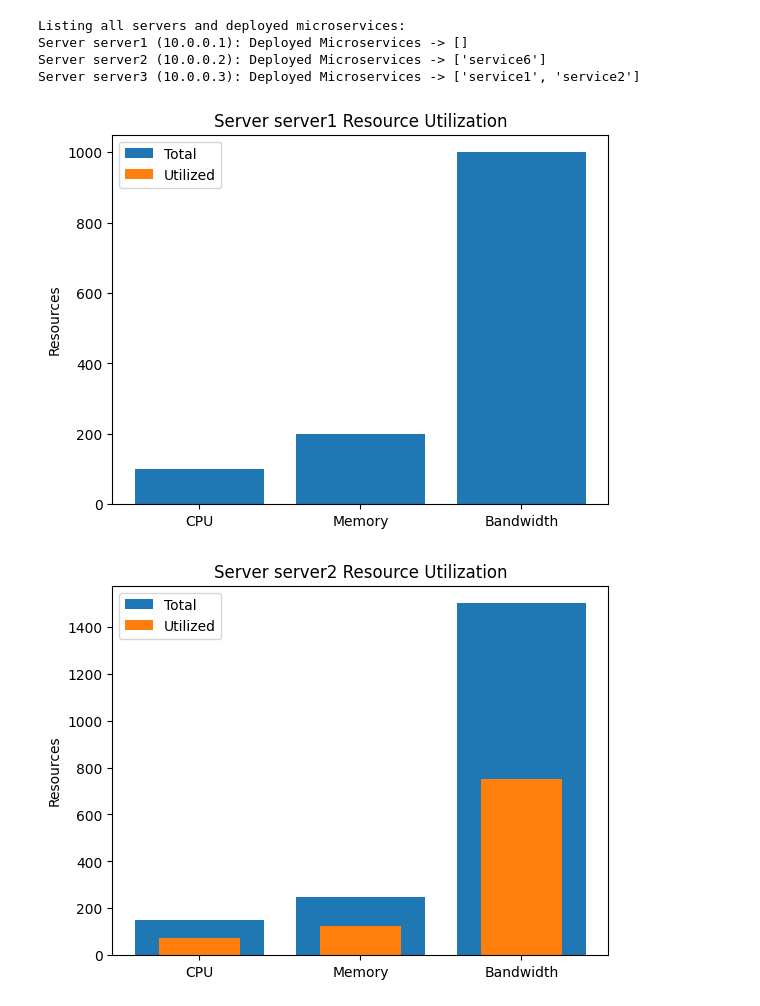
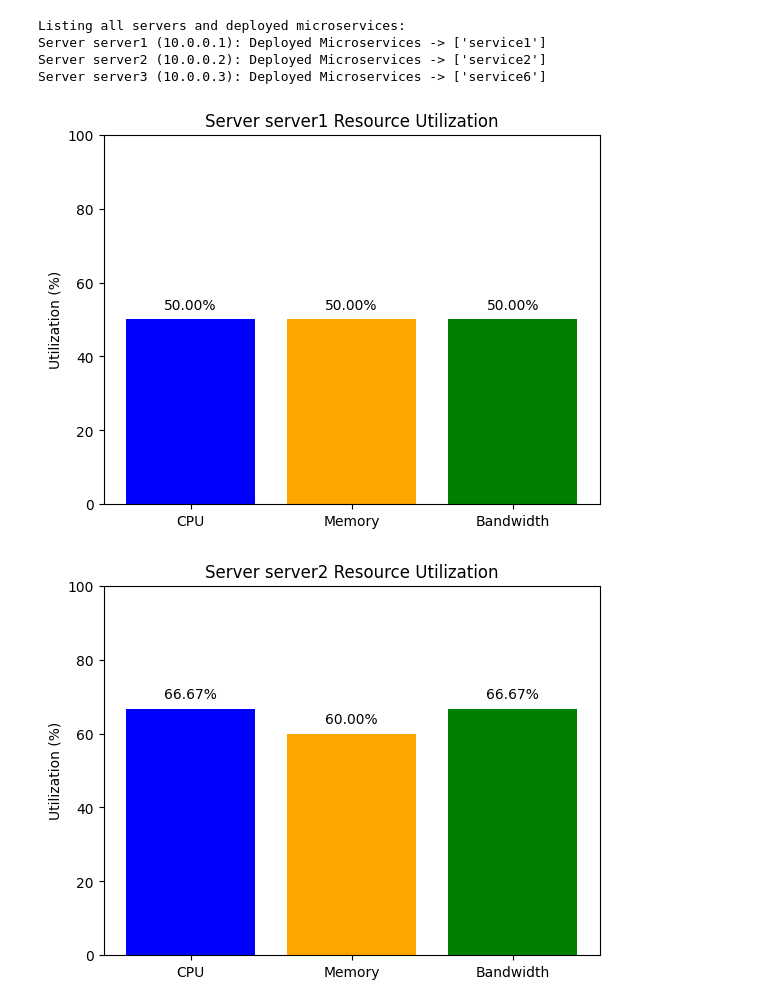
Before and after one commit to jeffkf123/RL, a Jupyter notebook: SFC.ipynb, the cells around one changed output. Drawn from its saved outputs; the diff is of its cells as text; code cells hidden in the pictures.

```diff
--- a/SFC.ipynb
+++ b/SFC.ipynb
@@ -426,6 +426,27 @@ def plot_resource_utilization_for_all_servers(graph):
 
         plt.show()
 
+def plot_resource_utilization_for_all_servers_pct(graph):
+    for server_id, server in graph.nodes.items():
+        utilized_cpu_percent = ((server.total_cpu - server.available_cpu) / server.total_cpu) * 100 if server.total_cpu else 0
+        utilized_memory_percent = ((server.total_memory - server.available_memory) / server.total_memory) * 100 if server.total_memory else 0
+        utilized_bandwidth_percent = ((server.total_bandwidth - server.available_bandwidth) / server.total_bandwidth) * 100 if server.total_bandwidth else 0
+
+        resources = ['CPU', 'Memory', 'Bandwidth']
+        utilized_resources_percent = [utilized_cpu_percent, utilized_memory_percent, utilized_bandwidth_percent]
+
+        fig, ax = plt.subplots()
+        ax.bar(resources, utilized_resources_percent, color=['blue', 'orange', 'green'])
+
+        ax.set_ylabel('Utilization (%)')
+        ax.set_title(f'Server {server_id} Resource Utilization')
+        ax.set_ylim(0, 100)
+
+
+        for i, utilization in enumerate(utilized_resources_percent):
+            ax.text(i, utilization + 2, f'{utilization:.2f}%', ha='center', va='bottom')
+
+        plt.show()
 
 #ٍSucessful Deployments
 for microservice in deployment_env.microservices:
@@ -469,5 +490,5 @@ def list_servers_and_microservices(graph):
         print(f"Server {server_id} ({server.ip_address}): Deployed Microservices -> {deployed_services}")
 
 list_servers_and_microservices(network_graph)
-plot_resource_utilization_for_all_servers(network_graph)
+plot_resource_utilization_for_all_servers_pct(network_graph)
 # %% [output]
@@ -492,6 +513,6 @@ Deployment result for specific service to server at index 0 (requirements not me
 Listing all servers and deployed microservices:
-Server server1 (10.0.0.1): Deployed Microservices -> []
-Server server2 (10.0.0.2): Deployed Microservices -> ['service6']
-Server server3 (10.0.0.3): Deployed Microservices -> ['service1', 'service2']
+Server server1 (10.0.0.1): Deployed Microservices -> ['service1']
+Server server2 (10.0.0.2): Deployed Microservices -> ['service2']
+Server server3 (10.0.0.3): Deployed Microservices -> ['service6']
-[figure, old version]
+[figure, new version]
-[figure, old version]
+[figure, new version]
```
Also changed, not shown: parts of 2 cells of this notebook.
